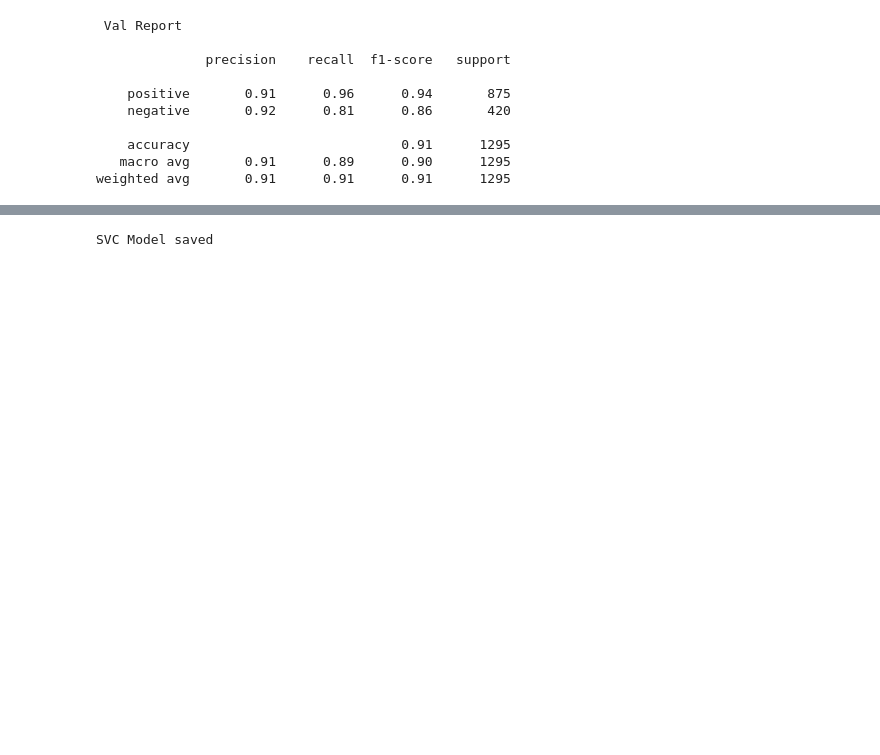
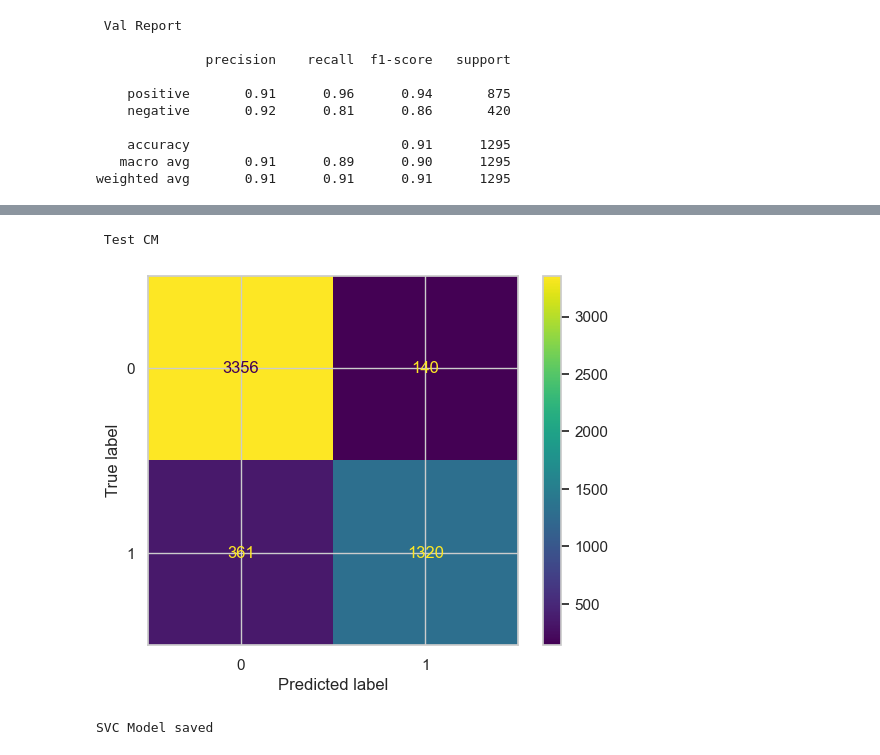
Before and after one commit to A01795375/Proyecto_Integrador_cancer, a Jupyter notebook: notebooks/Avance 3.ipynb, the cells around one changed output, grey strips where cells are left out. Cells and saved outputs as stored; diff of their text form; code cells hidden in the pictures; blank space fills up the shorter version.

```diff
--- a/notebooks/Avance 3.ipynb
+++ b/notebooks/Avance 3.ipynb
@@ -222 +241,3 @@ plt.show()
 [figure]
+# %%
+y_test_pred_svc = grid.predict(X_test)
@@ -223,3 +258,12 @@ plt.show()
+# %%
+print(' Test CM \n')
+cm_svc = confusion_matrix(y_test, y_test_pred_svc)
+disp = ConfusionMatrixDisplay(confusion_matrix=cm_svc)
+disp.plot()
+plt.show()
+# %% [output]
+ Test CM
+[figure, added]
 # %%
 with open("../models/svc_model.pkl", "wb") as f:
     pickle.dump(svc_grid.best_estimator_, f)
```
Also changed, not shown: parts of 13 cells of this notebook.
